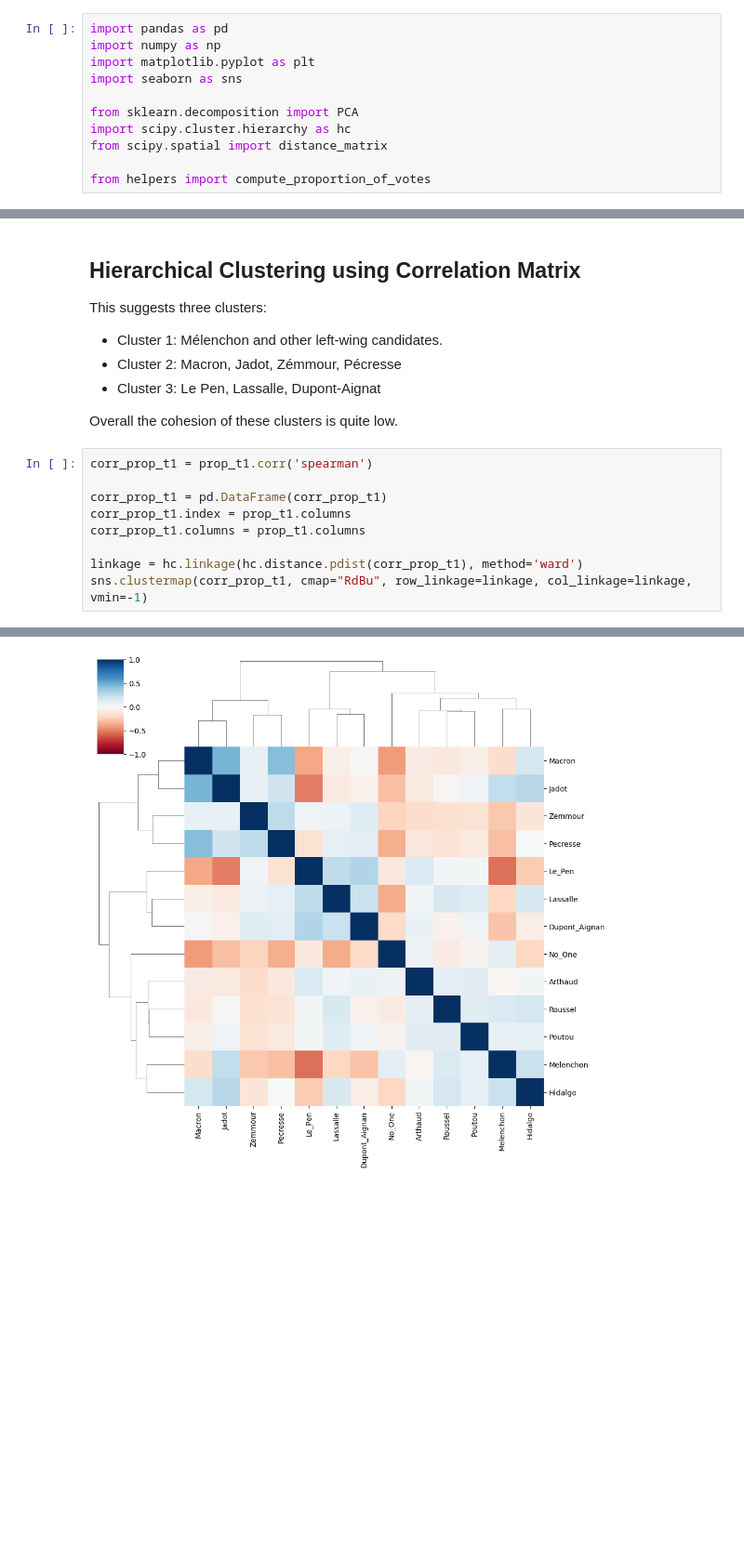
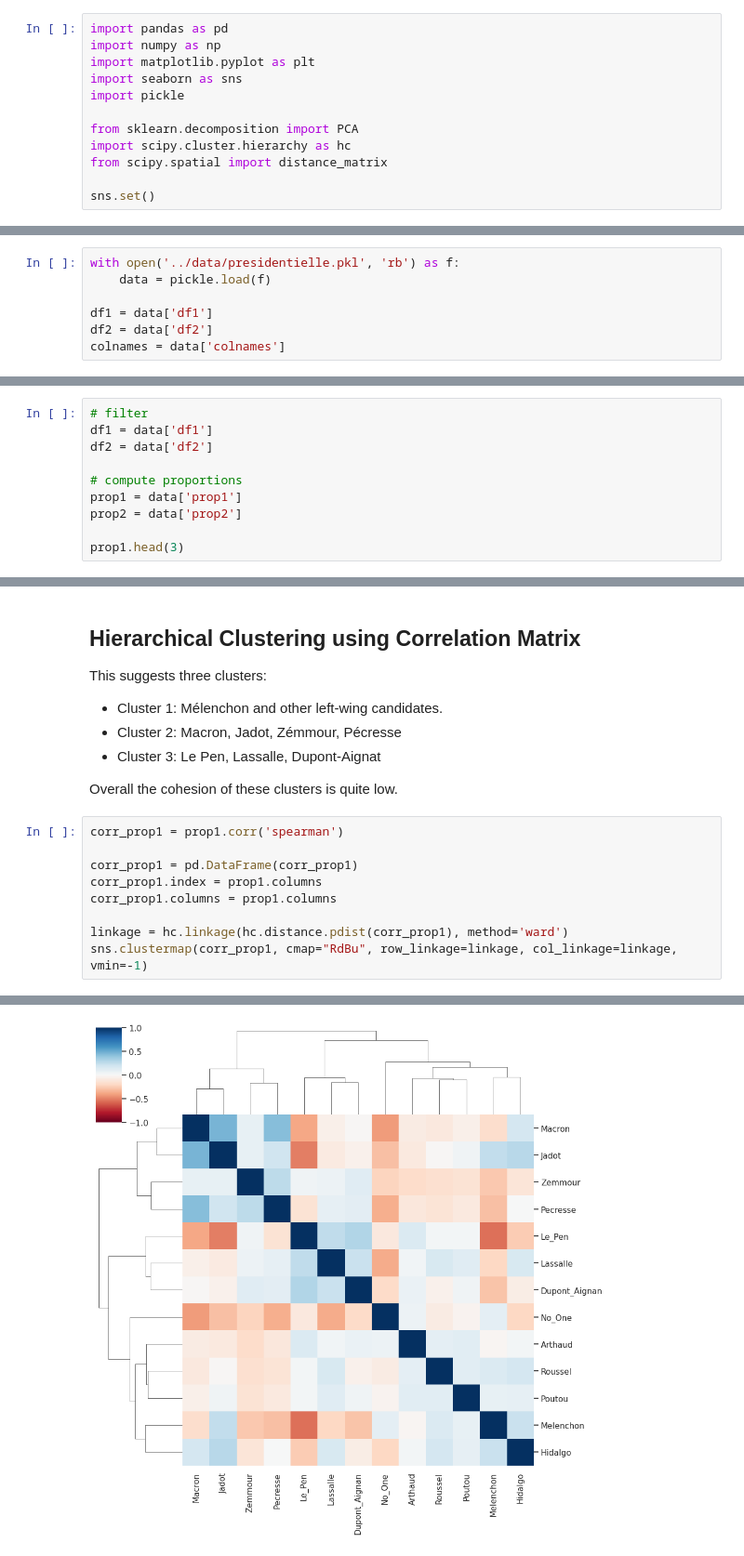
Before and after one commit to omfmartin/presidentielle, a Jupyter notebook: notebooks/exploration.ipynb, the cells around one changed output, grey strips where cells are left out. Shown at 93% size. Cells and saved outputs as stored; diff of their text form; blank space fills up the shorter version.

```diff
--- a/notebooks/exploration.ipynb
+++ b/notebooks/exploration.ipynb
@@ -3,12 +3,13 @@ import pandas as pd
 import numpy as np
 import matplotlib.pyplot as plt
 import seaborn as sns
+import pickle
 
 from sklearn.decomposition import PCA
 import scipy.cluster.hierarchy as hc
 from scipy.spatial import distance_matrix
 
-from helpers import compute_proportion_of_votes
+sns.set()
 # %% [markdown]
 ## Load data
 
@@ -49,3 +17,10 @@ choices_t2 = [
+# %%
+with open('../data/presidentielle.pkl', 'rb') as f:
+    data = pickle.load(f)
+
+df1 = data['df1']
+df2 = data['df2']
+colnames = data['colnames']
 # %% [markdown]
 ## Data description
 
@@ -191,0 +145,10 @@ prop_t1.head(3)
+# %%
+# filter
+df1 = data['df1']
+df2 = data['df2']
+
+# compute proportions
+prop1 = data['prop1']
+prop2 = data['prop2']
+
+prop1.head(3)
@@ -248,14 +216,14 @@ This suggests three clusters:
 
 Overall the cohesion of these clusters is quite low.
 # %%
-corr_prop_t1 = prop_t1.corr('spearman')
+corr_prop1 = prop1.corr('spearman')
 
-corr_prop_t1 = pd.DataFrame(corr_prop_t1)
-corr_prop_t1.index = prop_t1.columns
-corr_prop_t1.columns = prop_t1.columns
+corr_prop1 = pd.DataFrame(corr_prop1)
+corr_prop1.index = prop1.columns
+corr_prop1.columns = prop1.columns
 
-linkage = hc.linkage(hc.distance.pdist(corr_prop_t1), method='ward')
-sns.clustermap(corr_prop_t1, cmap="RdBu", row_linkage=linkage, col_linkage=linkage, vmin=-1)
+linkage = hc.linkage(hc.distance.pdist(corr_prop1), method='ward')
+sns.clustermap(corr_prop1, cmap="RdBu", row_linkage=linkage, col_linkage=linkage, vmin=-1)
 # %% [output]
 <seaborn.matrix.ClusterGrid at 0x...>
-[figure, old version]
+[figure, new version]
```
Also changed, not shown: parts of 21 cells of this notebook, 12 other files.
